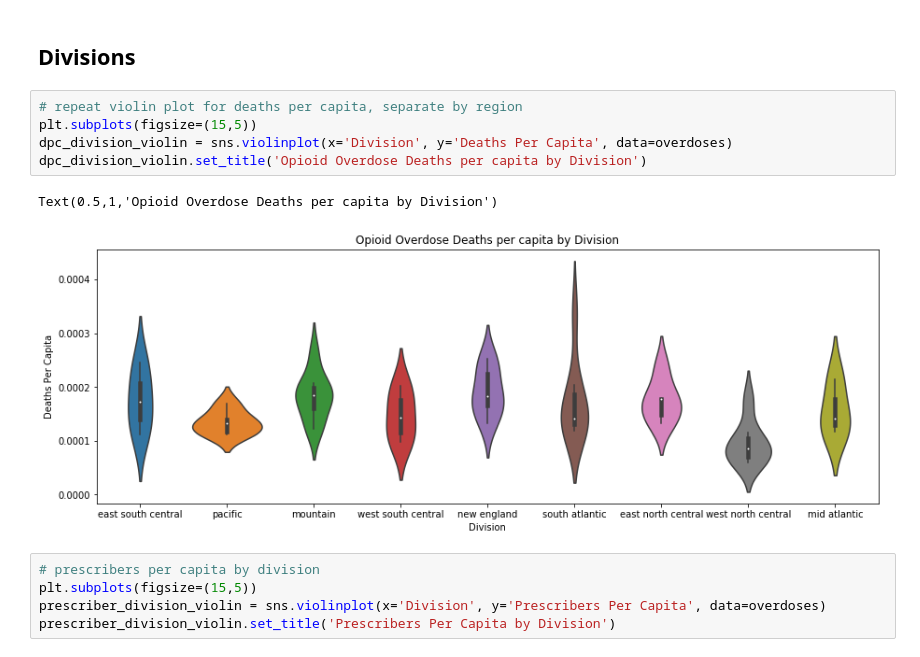
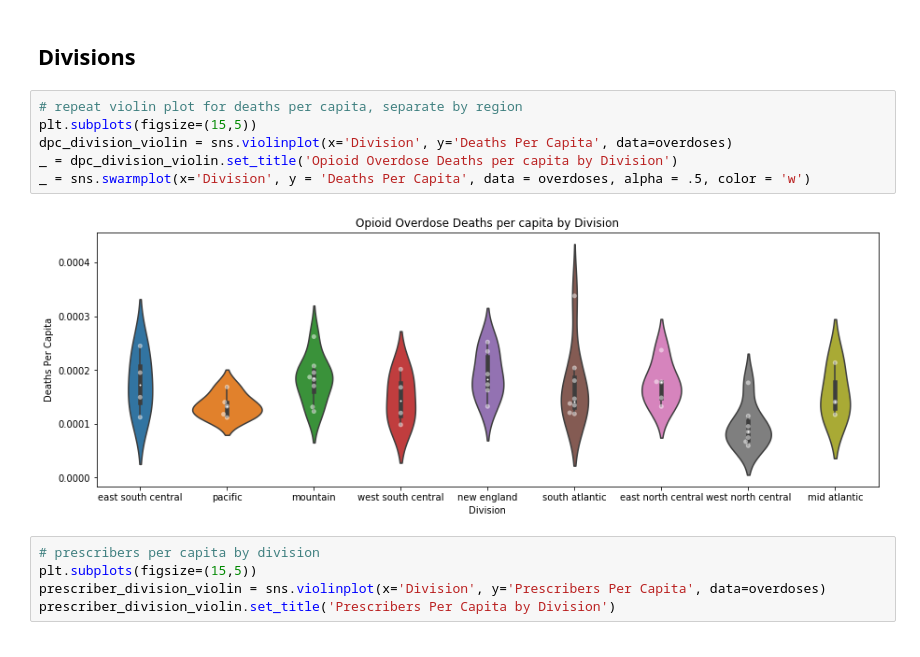
Before and after one commit to ryatchak/springboard, a Jupyter notebook: sandbox/us_opiatedata_kaggle.ipynb, the cells around one changed output. Cells and saved outputs as stored; diff of their text form.

```diff
--- a/sandbox/us_opiatedata_kaggle.ipynb
+++ b/sandbox/us_opiatedata_kaggle.ipynb
@@ -312,11 +312,11 @@ Text(0.5,1,'Non-Opioid vs. Opioid Prescriber by Region')
 # %%
 # repeat violin plot for deaths per capita, separate by region
 plt.subplots(figsize=(15,5))
 dpc_division_violin = sns.violinplot(x='Division', y='Deaths Per Capita', data=overdoses)
-dpc_division_violin.set_title('Opioid Overdose Deaths per capita by Division')
+_ = dpc_division_violin.set_title('Opioid Overdose Deaths per capita by Division')
+_ = sns.swarmplot(x='Division', y = 'Deaths Per Capita', data = overdoses, alpha = .5, color = 'w')
 # %% [output]
-Text(0.5,1,'Opioid Overdose Deaths per capita by Division')
-[figure, old version]
+[figure, new version]
 # %%
 # prescribers per capita by division
 plt.subplots(figsize=(15,5))
```
Also changed, not shown: parts of 20 cells of this notebook.
